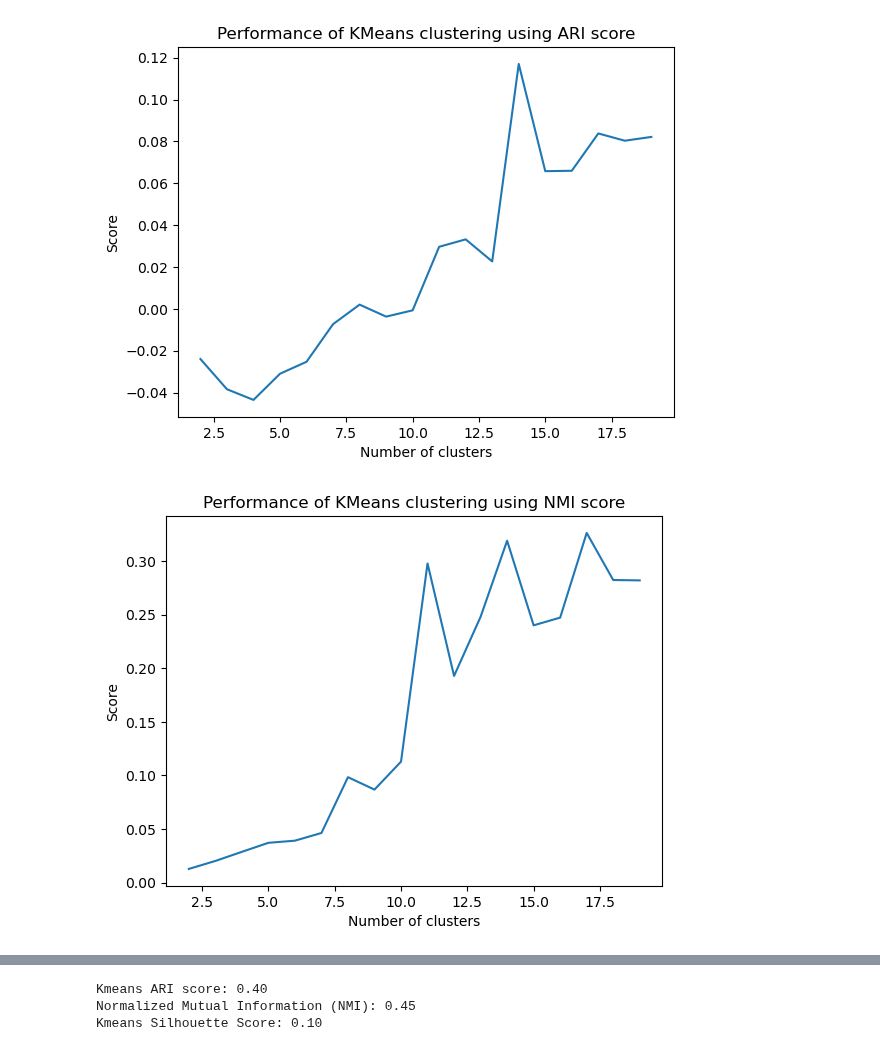
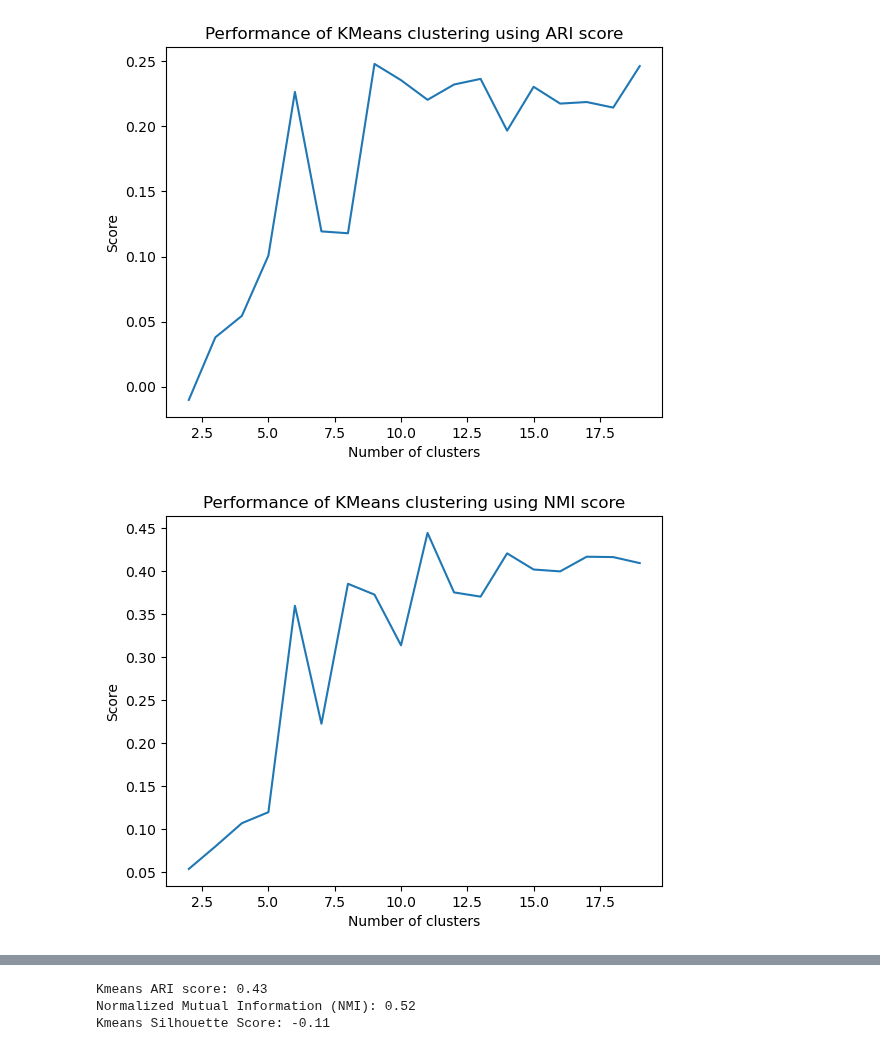
Before and after one commit to annarasheed/UTSSRP, a Jupyter notebook: clustering.ipynb, the cells around one changed output, grey strips where cells are left out. Drawn from its saved outputs; the diff is of its cells as text; code cells hidden in the pictures.

```diff
--- a/clustering.ipynb
+++ b/clustering.ipynb
@@ -4,13 +4,14 @@ import seaborn as sns
 import numpy as np
 
 from sklearn.preprocessing import StandardScaler
-from scipy import sparse
-from sklearn.decomposition import PCA, TruncatedSVD
+# from scipy import sparse
+from sklearn.decomposition import PCA # TruncatedSVD
 from sklearn.cluster import KMeans, SpectralClustering
 from sklearn.metrics import adjusted_rand_score, silhouette_score, normalized_mutual_info_score
-import import_ipynb # so vectorize_PCA.ipynb can be imported
-from vectorize_PCA import get_X_labels_lens
+import import_ipynb # so .ipynb can be imported
+from PCA_heatmap_bin_cells_filtered import get_X_labels_lens
 import pickle
 
-my_filepath = "/Users/kinichen/UTSSRP/Tuzhilina_Project/UTSSRP-github/contact_dict.pkl"
+# binary data (bin)
+my_filepath = "/Users/kinichen/UTSSRP/Tuzhilina_Project/UTSSRP-github/contact_dict_bin_cells_filtered.pkl"
 # %%
@@ -26,5 +28,5 @@ X_pca = svd.fit_transform(X_sparse)
 # %%
-def evaluate_performance(true_labels, pred_labels): # metrics
+def evaluate_performance(true_labels, pred_labels, X_reduced): # metrics
 	# ARI: adjusts for chance. 1 = good; 0 = random labelling
 	print(f"Kmeans ARI score: {adjusted_rand_score(true_labels, pred_labels):.2f}")
 
@@ -34,19 +36,19 @@ def evaluate_performance(true_labels, pred_labels): # metrics
 
 	# Silhouette: additional metric that doesn't even need true labels (unsupervised evaluation)
 	# near 1 = good; 0 = overlap; -1 = bad clustering
-	print(f"Kmeans Silhouette Score: {silhouette_score(X_pca, pred_labels):.2f}")
+	print(f"Kmeans Silhouette Score: {silhouette_score(X_reduced, pred_labels):.2f}")
 # %%
 # find KMeans cluster labels
+if __name__ == "__main__":
+	num_clusters = len(np.unique(labels))
 
-num_clusters = len(np.unique(labels))
+	kmeans = KMeans(init="random", n_clusters=num_clusters,
+					random_state=0, n_init=10)
 
-kmeans = KMeans(init="random", n_clusters=num_clusters,
-				random_state=0, n_init=10)
-
-labels_pred = kmeans.fit_predict(X_pca)
+	labels_pred = kmeans.fit_predict(X_pca)
 
 
-# evaluate clustering performance
-true_type_labels = labels
-evaluate_performance(true_type_labels, labels_pred)
+	# evaluate clustering performance
+	true_type_labels = labels
+	evaluate_performance(true_type_labels, labels_pred, X_reduced=X_pca)
 # %% [output]
@@ -68,8 +70,8 @@ def visualize_kmeans(data, n_clusters):
 	reduced_data = pca.fit_transform(data_scaled)
 	'''
 
-	svd = TruncatedSVD(n_components=10)
-	reduced_data = svd.fit_transform(data)
+	pca = PCA(n_components=2)
+	reduced_data = pca.fit_transform(data)
 
 	kmeans = KMeans(init="k-means++", n_clusters=n_clusters, n_init=4)
 	kmeans.fit(reduced_data)
@@ -158,8 +160,7 @@ def plot_evaluation_scores(
 		if metric == "ARI":
 			scores.append(adjusted_rand_score(y, labels_pred))
 		elif metric == "NMI":
-			scores.append(normalized_mutual_info_score(true_type_labels,
-															  labels_pred))
+			scores.append(normalized_mutual_info_score(y, labels_pred))
 		elif metric == "silhouette":
 			scores.append(silhouette_score(X, labels_pred))
 
@@ -178,8 +180,9 @@ visualize_kmeans(data=X_sparse, n_clusters=num_clusters) # number of cell types
 # %%
 # Visualizing metrics for each number of clusters choice
-plot_evaluation_scores(X_pca, true_type_labels, n_clusters_range=range(2, 20), metric="ARI")
-plot_evaluation_scores(X_pca, true_type_labels, n_clusters_range=range(2, 20), metric="NMI")
-plot_evaluation_scores(X_pca, true_type_labels, n_clusters_range=range(2, 20), metric="silhouette")
+if __name__ == "__main__":
+	plot_evaluation_scores(X_pca, true_type_labels, n_clusters_range=range(2, 20), metric="ARI")
+	plot_evaluation_scores(X_pca, true_type_labels, n_clusters_range=range(2, 20), metric="NMI")
+	plot_evaluation_scores(X_pca, true_type_labels, n_clusters_range=range(2, 20), metric="silhouette")
 # %% [output]
-[figure, old version]
+[figure, new version]
-[figure, old version]
+[figure, new version]
@@ -187,18 +190,18 @@ plot_evaluation_scores(X_pca, true_type_labels, n_clusters_range=range(2, 20), m
 # %%
 # Try spectral clustering (on original and PCA-reduced data)
+if __name__ == "__main__":
+	spectral = SpectralClustering(
+		n_clusters=num_clusters,
+		affinity='nearest_neighbors',  # or 'rbf' or 'precomputed'
+		n_neighbors=10,
+		assign_labels='kmeans',
+		random_state=42			# seed for reproducibility
+	)
 
-spectral = SpectralClustering(
-	n_clusters=num_clusters,
-	affinity='nearest_neighbors',  # or 'rbf' or 'precomputed'
-	n_neighbors=10,
-	assign_labels='kmeans',
-	random_state=42			# seed for reproducibility
-)
-
-labels_pred = spectral.fit_predict(X_pca)
-evaluate_performance(true_type_labels, labels_pred)
+	labels_pred = spectral.fit_predict(X_pca)
+	evaluate_performance(true_type_labels, labels_pred, X_reduced=X_pca)
 # %% [output]
-Kmeans ARI score: 0.40
-Normalized Mutual Information (NMI): 0.45
-Kmeans Silhouette Score: 0.10
+Kmeans ARI score: 0.43
+Normalized Mutual Information (NMI): 0.52
+Kmeans Silhouette Score: -0.11
 # %%
```
Also changed, not shown: parts of 5 cells of this notebook, 1 other file.
